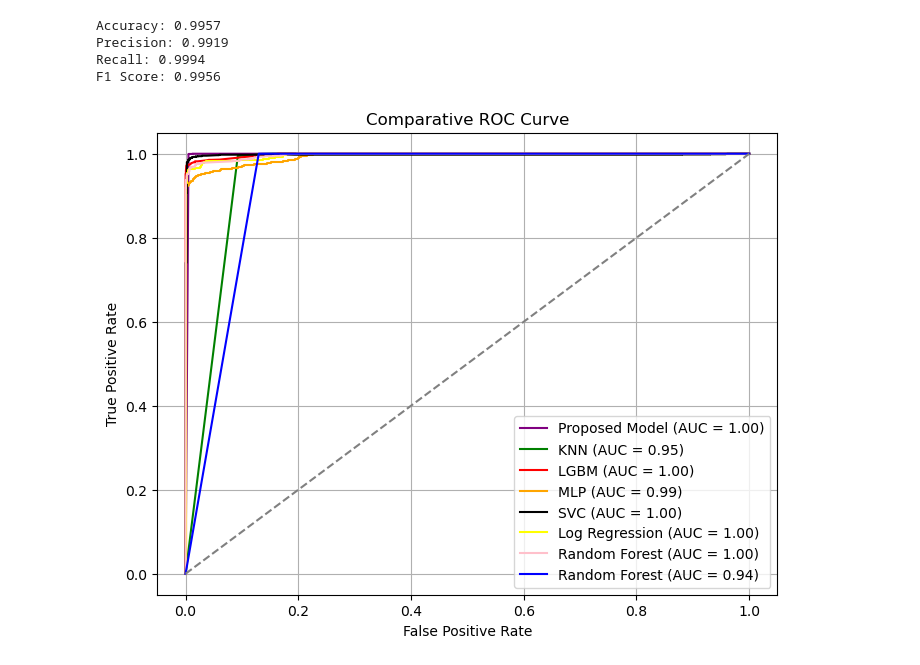
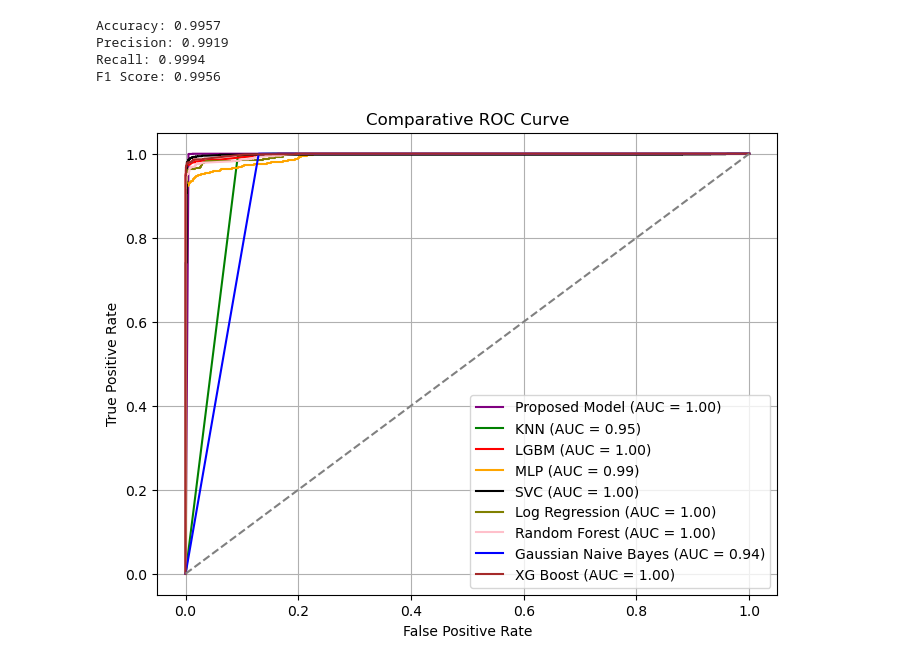
Before and after one commit to Radhika-Amar-Desai/Ethereum_Fraud_Transaction_Detection, a Jupyter notebook: DataAnalysis/StandardMLModels.ipynb, the cells around one changed output. Cells and saved outputs as stored; diff of their text form; code cells hidden in the pictures.

```diff
--- a/DataAnalysis/StandardMLModels.ipynb
+++ b/DataAnalysis/StandardMLModels.ipynb
@@ -909,31 +914,32 @@ F1 Score: 0.9956
 # %%
 import matplotlib.pyplot as plt
 from sklearn.metrics import roc_curve, roc_auc_score
 
 # Plot ROC Curves
 plt.figure(figsize=(8, 6))
 
 plt.plot(proposed_model_fpr, proposed_model_tpr, label=f'Proposed Model (AUC = {proposed_model_auc_score:.2f})', color='purple')
 plt.plot(knn_fpr, knn_tpr, label=f'KNN (AUC = {knn_roc_auc:.2f})', color='green')
 plt.plot(fpr_lgbm, tpr_lgbm, label=f'LGBM (AUC = {lgbm_roc_auc:.2f})', color='red')
 plt.plot(mlp_fpr, mlp_tpr, label=f'MLP (AUC = {mlp_roc_auc:.2f})', color='orange')
 plt.plot(svm_fpr, svm_tpr, label=f'SVC (AUC = {svm_roc_auc:.2f})', color='black')
-plt.plot(log_reg_fpr, log_reg_tpr, label=f'Log Regression (AUC = {log_reg_roc_auc:.2f})', color='yellow')
+plt.plot(log_reg_fpr, log_reg_tpr, label=f'Log Regression (AUC = {log_reg_roc_auc:.2f})', color='olive')
 plt.plot(rf_fpr, rf_tpr, label=f'Random Forest (AUC = {rf_roc_auc:.2f})', color='pink')
-plt.plot(nb_fpr, nb_tpr, label=f'Random Forest (AUC = {nb_roc_auc:.2f})', color='blue')
+plt.plot(nb_fpr, nb_tpr, label=f'Gaussian Naive Bayes (AUC = {nb_roc_auc:.2f})', color='blue')
+plt.plot(xg_fpr, xg_tpr, label=f'XG Boost (AUC = {xg_roc_auc:.2f})', color='brown')
 
 # Add diagonal line for random guess
 plt.plot([0, 1], [0, 1], color='gray', linestyle='--')
 
 # Customize the plot
 plt.title('Comparative ROC Curve')
 plt.xlabel('False Positive Rate')
 plt.ylabel('True Positive Rate')
 plt.legend(loc='lower right')
 plt.grid(True)
 plt.show()
 # %% [output]
-[figure, old version]
+[figure, new version]
 # %%
 import matplotlib.pyplot as plt
 import numpy as np
```
Also changed, not shown: parts of 8 cells of this notebook, 3 other files.
